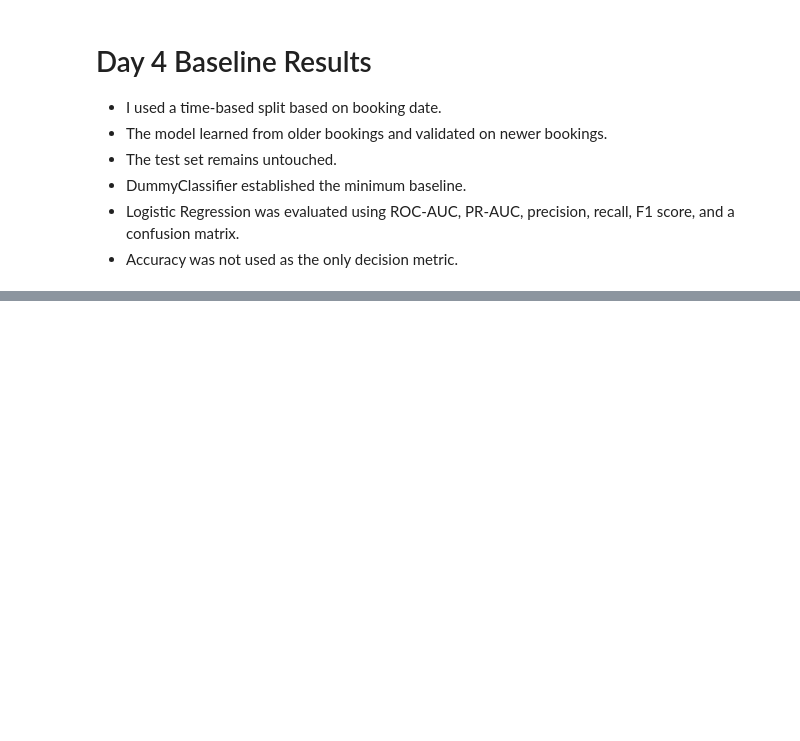
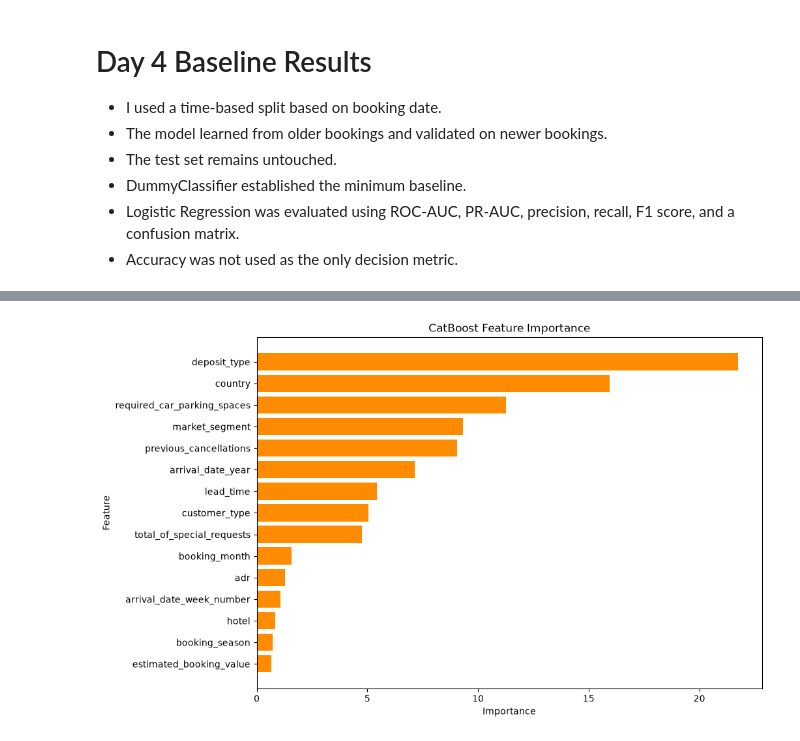
Before and after one commit to meezi123/BookingShield, a Jupyter notebook: notebooks/modeling_and_evaluation.ipynb, the cells around one changed output, grey strips where cells are left out. Drawn from its saved outputs; the diff is of its cells as text; code cells hidden in the pictures; blank space fills up the shorter version.

```diff
--- a/notebooks/modeling_and_evaluation.ipynb
+++ b/notebooks/modeling_and_evaluation.ipynb
@@ -477,0 +623,15 @@ Not Cancelled       0.82      0.83      0.83     10679
+# %%
+catboost_feature_importance = pd.DataFrame({
+    "feature": feature_columns,
+    "importance": catboost_model.get_feature_importance()
+})
+
+catboost_feature_importance = (
+    catboost_feature_importance
+    .sort_values(
+        "importance",
+        ascending=False
+    )
+)
+
+catboost_feature_importance.head(15)
@@ -477,0 +655,18 @@ Not Cancelled       0.82      0.83      0.83     10679
+# %%
+top_features = catboost_feature_importance.head(15)
+
+plt.figure(figsize=(10, 7))
+
+plt.barh(
+    top_features["feature"],
+    top_features["importance"],
+    color="darkorange"
+)
+
+plt.title("CatBoost Feature Importance")
+plt.xlabel("Importance")
+plt.ylabel("Feature")
+plt.gca().invert_yaxis()
+plt.show()
+# %% [output]
+[figure, added]
```
Also changed, not shown: parts of 18 cells of this notebook, 1 other file.
